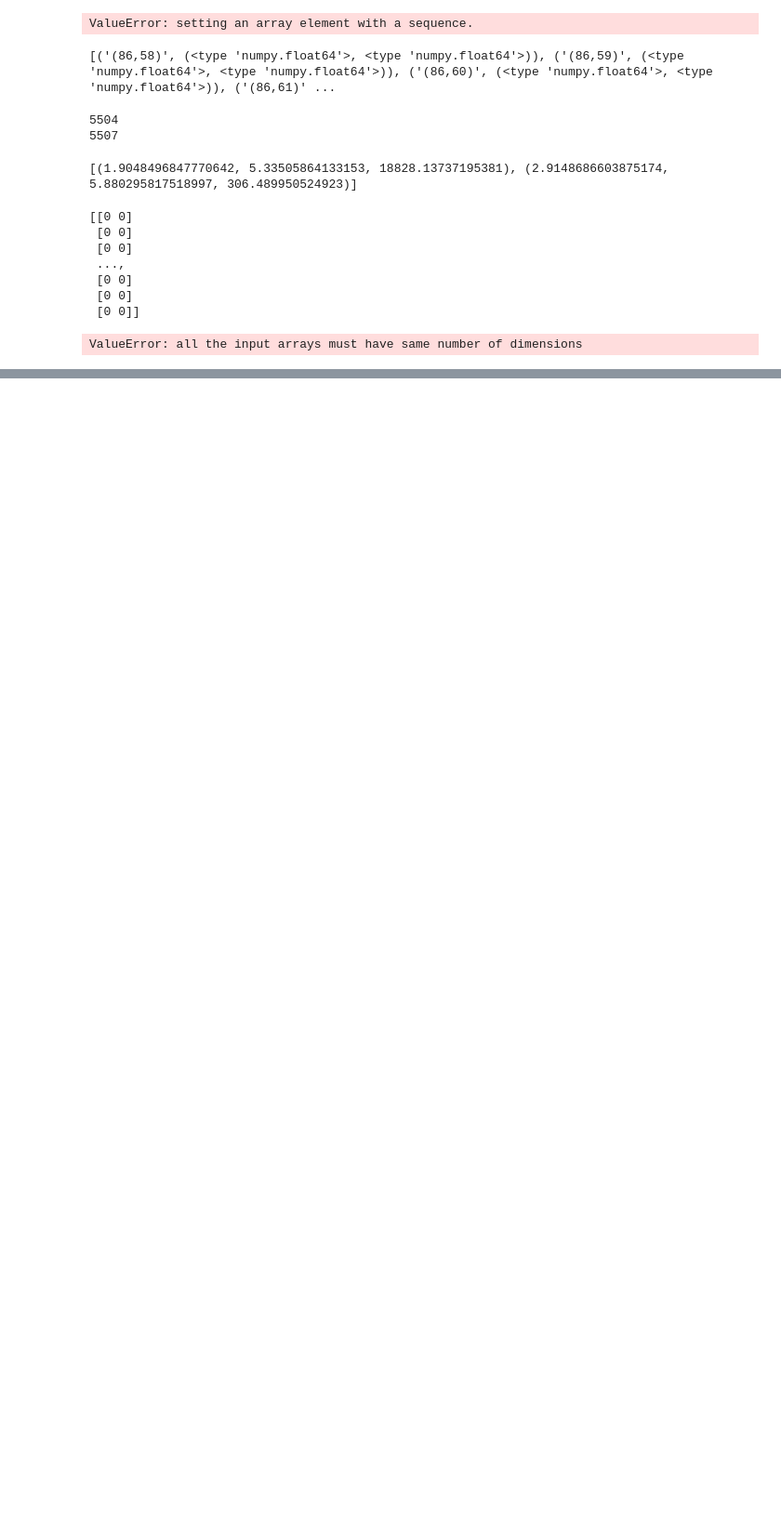
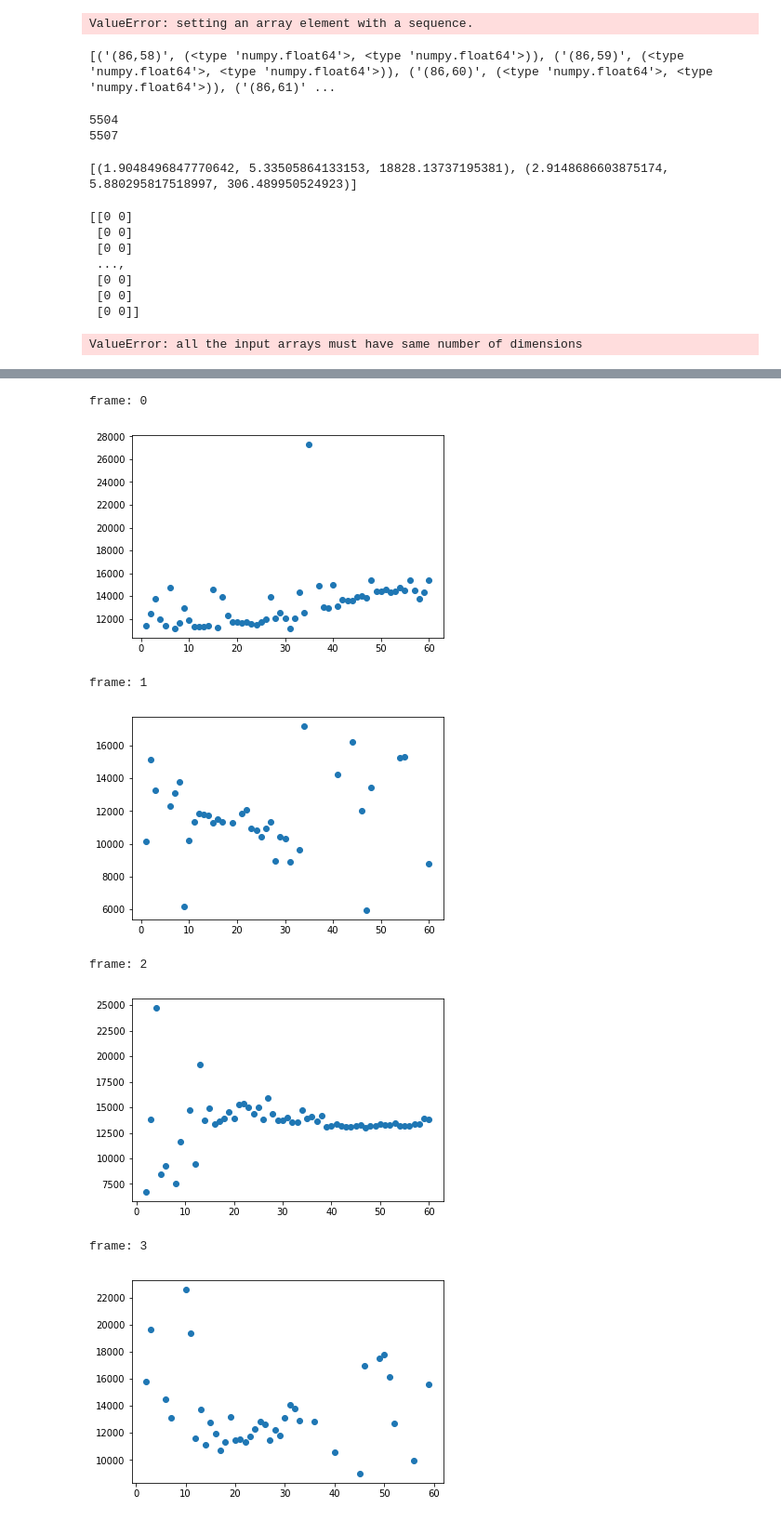
Before and after one commit to tglauch/DeepIceLearning, a Jupyter notebook: Create_Data_Files.ipynb, the cells around one changed output, grey strips where cells are left out. Shown at 93% size. Drawn from its saved outputs; the diff is of its cells as text; code cells hidden in the pictures; blank space fills up the shorter version.

Commit message:
auslesen der i3 files verbessert (tupel als key, statt string), code fuer mean time pro layer hinzugefuegt

```diff
--- a/Create_Data_Files.ipynb
+++ b/Create_Data_Files.ipynb
@@ -42,14 +44,13 @@ for counter, in_file in enumerate(filelist):
                     for pulse in pulses[omkey]:
                         temp_time.append(pulse.time)
                         temp_charge.append(pulse.charge)
-                    final_dict['({},{})'.format(omkey.string, omkey.om)] = (np.mean(temp_charge) ,np.mean(temp_time))
+                    final_dict[(omkey.string, omkey.om)] = (np.mean(temp_charge) ,np.mean(temp_time))
                     if np.mean(temp_time)<t_zero:
                         t_zero = np.mean(temp_time)
             for dom in DOM_List_Expanded:
-                dom_str = str(dom).replace(' ', '')
-                if  dom_str in final_dict:
-                    charge_arr[j][dom[0]-1][dom[1]-1] = final_dict[dom_str][0]
-                    time_arr[j][dom[0]-1][dom[1]-1] = final_dict[dom_str][1]
+                if  dom in final_dict:
+                    charge_arr[j][dom[0]-1][dom[1]-1] = final_dict[dom][0]
+                    time_arr[j][dom[0]-1][dom[1]-1] = final_dict[dom][1]
                 else:
                     charge_arr[j][dom[0]-1][dom[1]-1] = 0
                     time_arr[j][dom[0]-1][dom[1]-1] = np.inf
@@ -165,0 +170,35 @@ ValueError: all the input arrays must have same number of dimensions
+# %%
+"""
+create a two lists mapping om (i.e. height of DOM) to average time of pulses. if time is inf on every dom of this layer, dont include it into the list
+
+tuple of these lists per frame is stored in time_per_layer
+"""
+time_per_layer = np.full((len(time_arr)),None)
+for i, frame in enumerate(time_arr):
+    om_dic = {}
+    for string, stringlist in enumerate(frame):
+        string += 1
+        for om, domtime in enumerate(stringlist):
+            om += 1
+            if not np.isinf(domtime):
+                if om in om_dic:
+                    om_dic[om] = np.append(om_dic[om], domtime)
+                else:
+                    om_dic[om] = np.array([domtime])
+    time_per_layer[i] = zip(*[(om, times.mean()) for om, times in om_dic.items()]) if len(om_dic) > 0 else [(),()]
+# %%
+for i, frame in enumerate(time_per_layer):
+    if i > 10:
+        break
+    print "frame:",i
+    plt.scatter(frame[0], frame[1])
+    plt.show()
+# %% [output]
+frame: 0
+[figure, added]
+frame: 1
+[figure, added]
+frame: 2
+[figure, added]
+frame: 3
+[figure, added]
```
Also changed, not shown: parts of 8 cells of this notebook.
